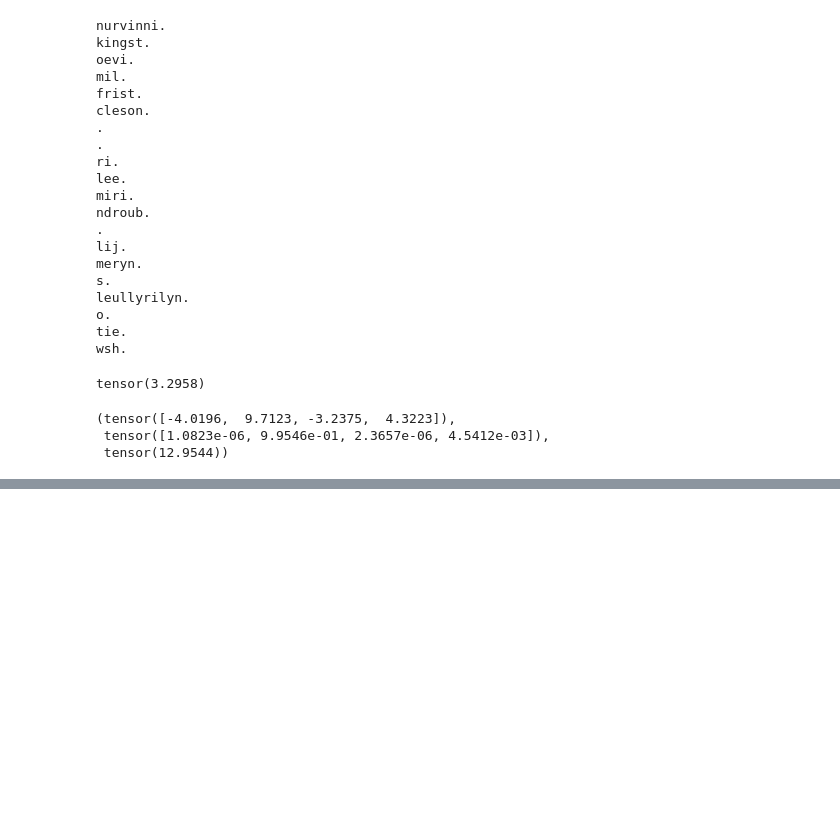
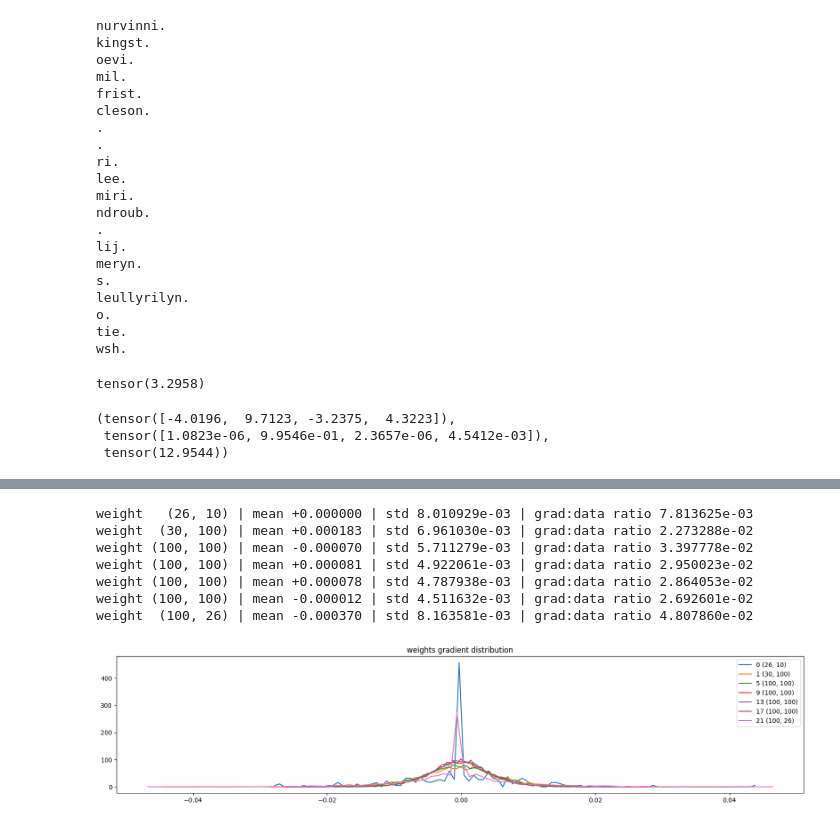
Before and after one commit to naimataki/Makemore, a Jupyter notebook: Building_Makemore_MLP2.ipynb, the cells around one changed output, grey strips where cells are left out. Drawn from its saved outputs; the diff is of its cells as text; code cells hidden in the pictures; blank space fills up the shorter version.

```diff
--- a/Building_Makemore_MLP2.ipynb
+++ b/Building_Makemore_MLP2.ipynb
@@ -424,0 +472,22 @@ RuntimeError: size mismatch (got input: [26], target: [32])
+# %%
+# visualize histograms
+plt.figure(figsize=(20, 4)) # width and height of the plot
+legends = []
+for i,p in enumerate(parameters):
+    t = p.grad
+    if p.ndim == 2:
+        print('weight %10s | mean %+f | std %e | grad:data ratio %e' % (tuple(p.shape), t.mean(), t.std(), t.std() / p.std()))
+        hy, hx = torch.histogram(t, density=True)
+        plt.plot(hx[:-1].detach(), hy.detach())
+        legends.append(f'{i} {tuple(p.shape)}')
+plt.legend(legends)
+plt.title('weights gradient distribution');
+# %% [output]
+weight   (26, 10) | mean +0.000000 | std 8.010929e-03 | grad:data ratio 7.813625e-03
+weight  (30, 100) | mean +0.000183 | std 6.961030e-03 | grad:data ratio 2.273288e-02
+weight (100, 100) | mean -0.000070 | std 5.711279e-03 | grad:data ratio 3.397778e-02
+weight (100, 100) | mean +0.000081 | std 4.922061e-03 | grad:data ratio 2.950023e-02
+weight (100, 100) | mean +0.000078 | std 4.787938e-03 | grad:data ratio 2.864053e-02
+weight (100, 100) | mean -0.000012 | std 4.511632e-03 | grad:data ratio 2.692601e-02
+weight  (100, 26) | mean -0.000370 | std 8.163581e-03 | grad:data ratio 4.807860e-02
+[figure, added]
```
Also changed, not shown: parts of 5 cells of this notebook.
